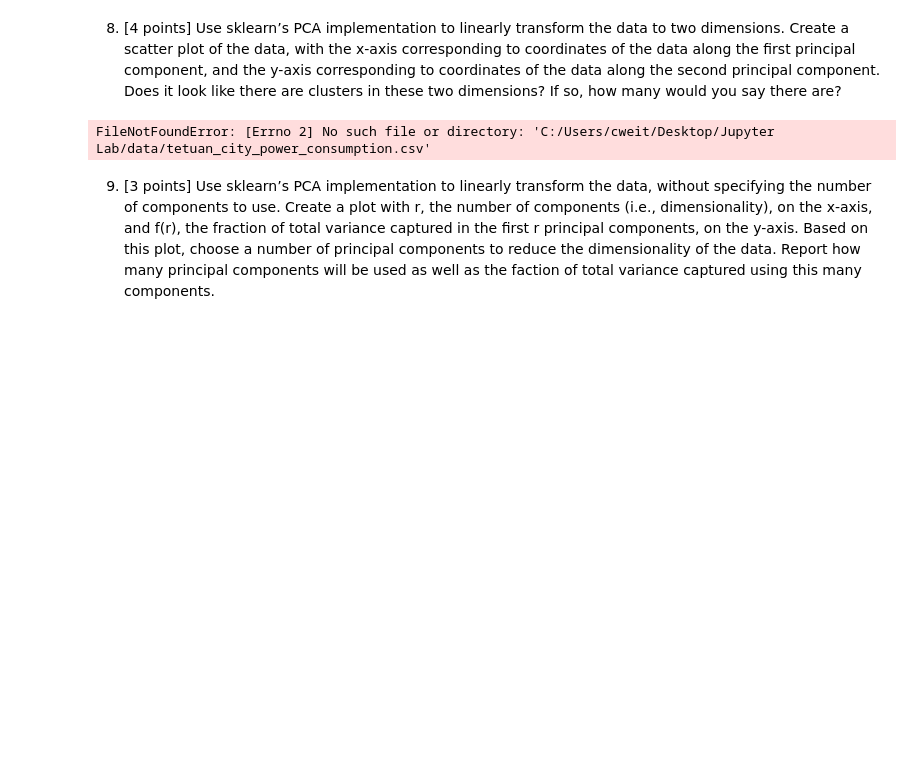
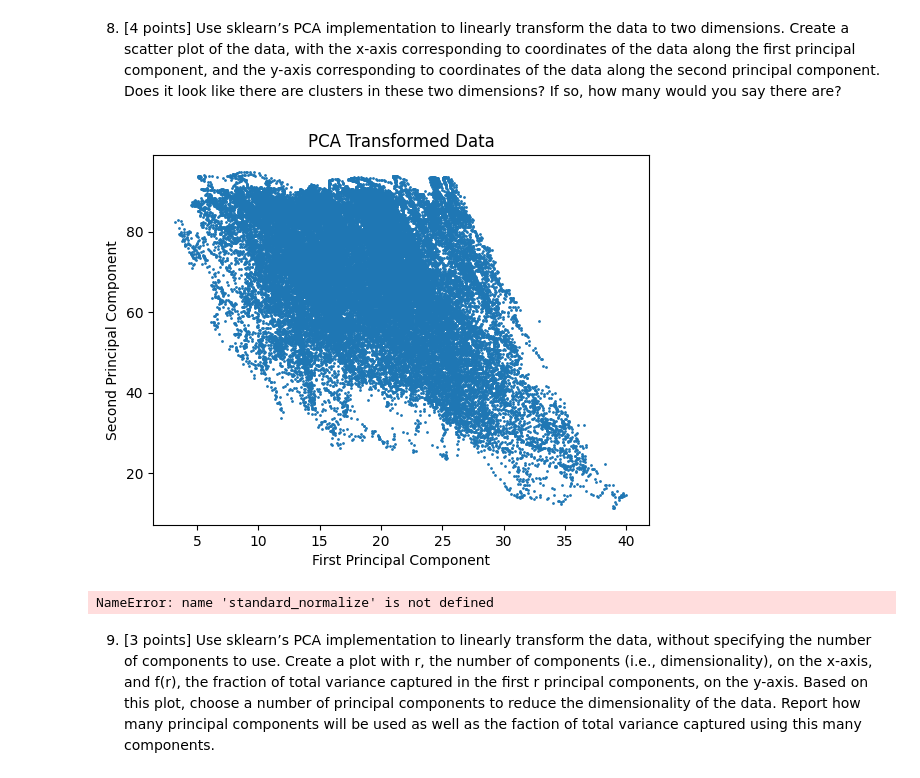
Before and after one commit to Koalafant/csci347_data_mining, a Jupyter notebook: proj_3/three.ipynb, the cells around one changed output. Drawn from its saved outputs; the diff is of its cells as text; code cells hidden in the pictures; blank space fills up the shorter version.

```diff
--- a/proj_3/three.ipynb
+++ b/proj_3/three.ipynb
@@ -145,24 +145,24 @@ clusters in these two dimensions? If so, how many would you say there are?
 # %%
 import matplotlib.pyplot as plt
 import pandas as pd
 from sklearn.decomposition import PCA
 
-df = pd.read_csv('C:/Users/cweit/Desktop/Jupyter Lab/data/tetuan_city_power_consumption.csv', header=None, skiprows=1)
-df = df.drop(df.columns[0], axis=1)
+df = city_data.drop(city_data.columns[0], axis=1)
 array=df.values
 
 pca = PCA(n_components=2)
 arrayt = pca.fit_transform(array)
 
 plt.scatter(array[:,0], array[:,1], s=1)
 plt.xlabel('First Principal Component')
 plt.ylabel('Second Principal Component')
 plt.title('PCA Transformed Data')
 plt.show()
 
 arrayt = standard_normalize(array)
 # %% [output]
+[figure, added]
-FileNotFoundError: [Errno 2] No such file or directory: 'C:/Users/cweit/Desktop/Jupyter Lab/data/tetuan_city_power_consumption.csv'
+NameError: name 'standard_normalize' is not defined
 # %% [markdown]
 9. [3 points] Use sklearn’s PCA implementation to linearly transform the data, without
 specifying the number of components to use. Create a plot with r, the number of
```
